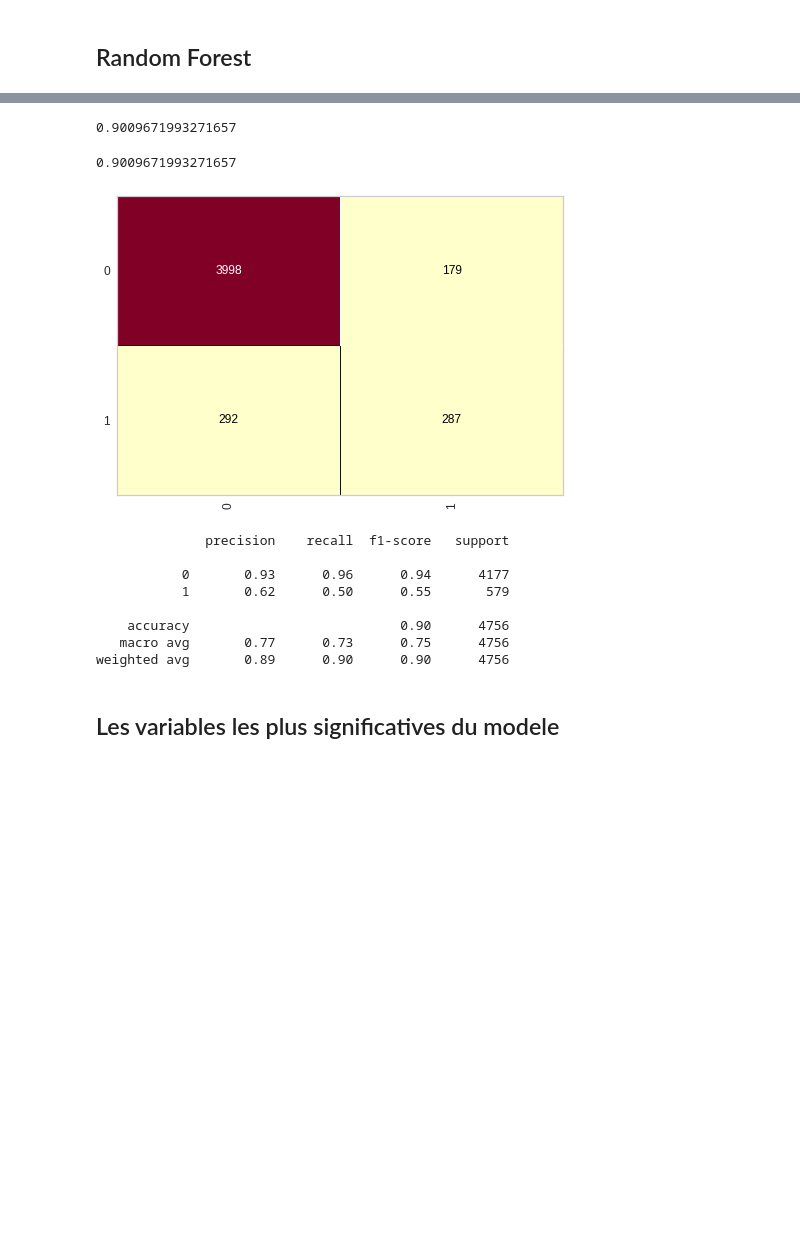
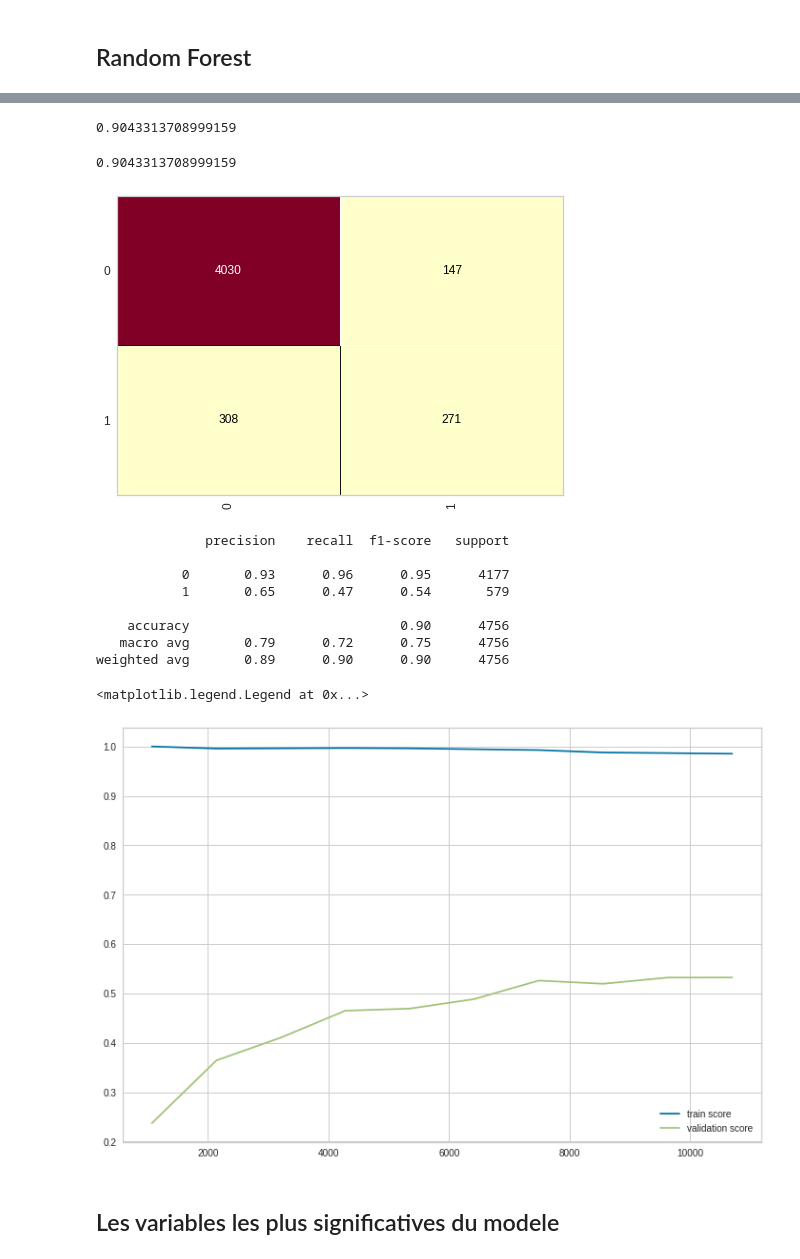
Before and after one commit to FelixEbenezer/AmazonSageMakerCourse, a Jupyter notebook: TestQuant_FelixNganga.ipynb, the cells around one changed output, grey strips where cells are left out. Cells and saved outputs as stored; diff of their text form; code cells hidden in the pictures; blank space fills up the shorter version.

```diff
--- a/TestQuant_FelixNganga.ipynb
+++ b/TestQuant_FelixNganga.ipynb
@@ -449,7 +449,7 @@ X_credit_treinamento.shape, y_credit_treinamento.shape, X_credit_teste.shape, y_
 import pickle
 # %%
 with open('credit.pkl', mode = 'wb') as f:
-  pickle.dump([X_credit_treinamento, y_credit_treinamento, X_credit_teste, y_credit_teste], f)
+  pickle.dump([X_train, y_train, X_teste, y_teste], f)
 # %% [markdown]
 # 2. MODEL
 # %% [markdown]
@@ -459,8 +459,8 @@ from sklearn.ensemble import RandomForestClassifier
 # %%
 import pickle
 with open('credit.pkl', 'rb') as f:
-  X_credit_treinamento, y_credit_treinamento, X_credit_teste, y_credit_teste = pickle.load(f)
+  X_train, y_train, X_teste, y_teste = pickle.load(f)
 # %%
-random_forest_credit = RandomForestClassifier(n_estimators=40, criterion='entropy', random_state = 0)
-random_forest_credit.fit(X_credit_treinamento, y_credit_treinamento)
+random_forest = RandomForestClassifier(n_estimators=40, criterion='entropy', random_state = 0,  max_depth=20, class_weight='balanced')
+random_forest.fit(X_train, y_train)
 # %% [output]
@@ -488,27 +489,41 @@ Name: embauche, Length: 4756, dtype: int64
 # %%
 from sklearn.metrics import accuracy_score, classification_report
-accuracy_score(y_credit_teste, previsoes)
+accuracy_score(y_teste, predictions)
 # %% [output]
-0.9009671993271657
+0.9043313708999159
 # %%
 from yellowbrick.classifier import ConfusionMatrix
-cm = ConfusionMatrix(random_forest_credit)
-cm.fit(X_credit_treinamento, y_credit_treinamento)
-cm.score(X_credit_teste, y_credit_teste)
+cm = ConfusionMatrix(random_forest)
+cm.fit(X_train, y_train)
+cm.score(X_teste, y_teste)
 # %% [output]
-0.9009671993271657
+0.9043313708999159
 [figure]
 # %%
-print(classification_report(y_credit_teste, previsoes))
+print(classification_report(y_teste, predictions))
 # %% [output]
               precision    recall  f1-score   support
 
-           0       0.93      0.96      0.94      4177
-           1       0.62      0.50      0.55       579
+           0       0.93      0.96      0.95      4177
+           1       0.65      0.47      0.54       579
 
     accuracy                           0.90      4756
-   macro avg       0.77      0.73      0.75      4756
+   macro avg       0.79      0.72      0.75      4756
 weighted avg       0.89      0.90      0.90      4756
+# %%
+from sklearn.model_selection import learning_curve
+N, train_score, val_score = learning_curve(random_forest, X_train, y_train,
+                                          cv=4, scoring='f1',
+                                            train_sizes=np.linspace(0.1, 1, 10))
+
+
+plt.figure(figsize=(12, 8))
+plt.plot(N, train_score.mean(axis=1), label='train score')
+plt.plot(N, val_score.mean(axis=1), label='validation score')
+plt.legend()
+# %% [output]
+<matplotlib.legend.Legend at 0x...>
+[figure, added]
 # %% [markdown]
 ## Les variables les plus significatives du modele
 # %%
```
Also changed, not shown: parts of 28 cells of this notebook.
